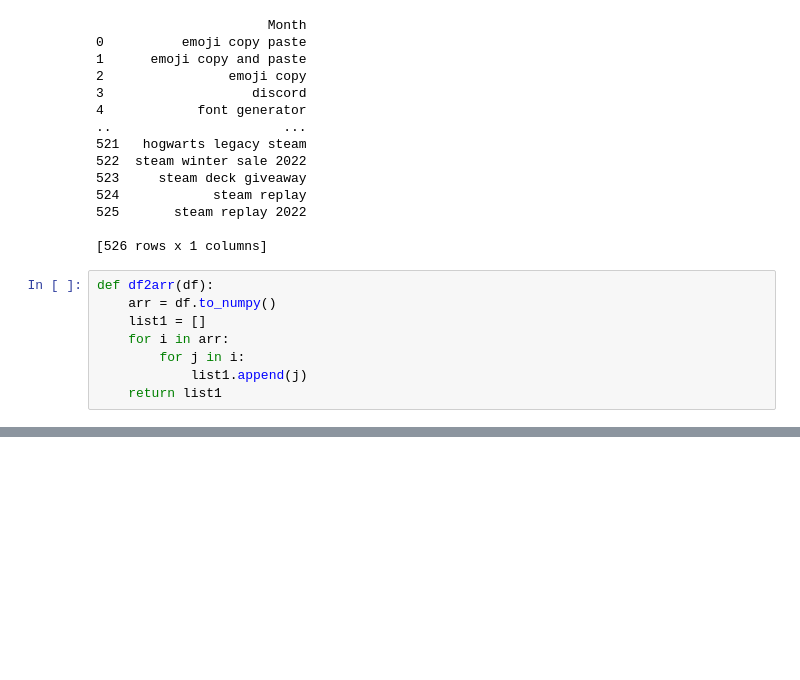
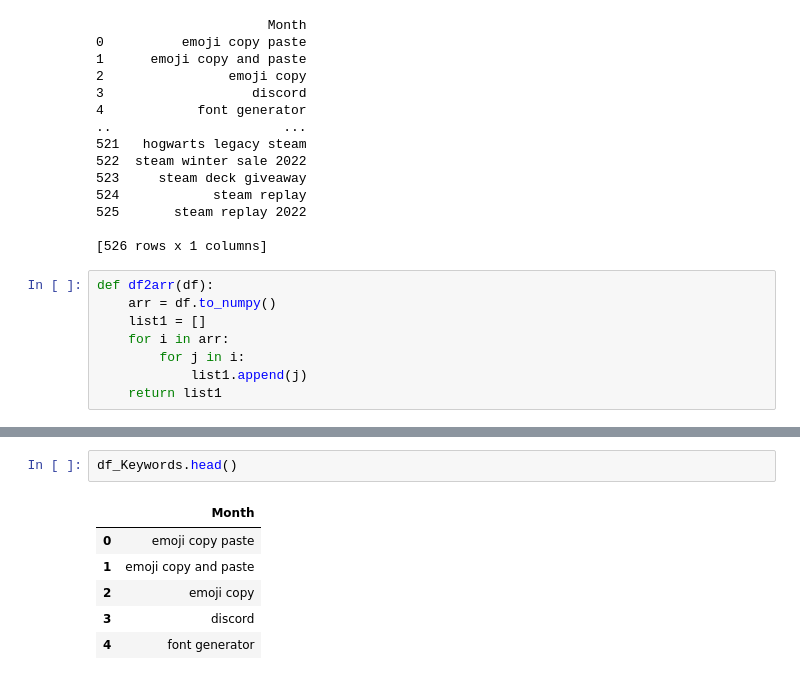
Before and after one commit to gupta-aayushkr/Keyword-Analysis, a Jupyter notebook: main2.ipynb, the cells around one changed output, grey strips where cells are left out. Saved outputs shown, nothing was run; the diff lists cells and outputs as text; blank space fills up the shorter version.

```diff
--- a/main2.ipynb
+++ b/main2.ipynb
@@ -191,0 +126,9 @@ for i in arr_6M:
+# %%
+df_Keywords.head()
+# %% [output]
+|  | Month |
+| 0 | emoji copy paste |
+| 1 | emoji copy and paste |
+| 2 | emoji copy |
+| 3 | discord |
+| 4 | font generator |
```
Also changed, not shown: parts of 24 cells of this notebook, 3 other files.
